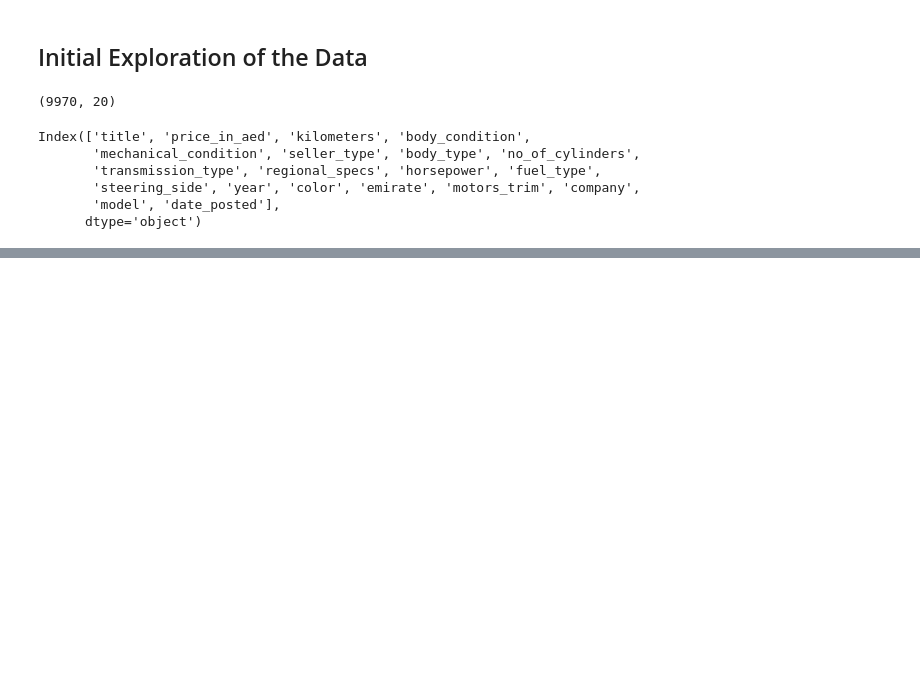
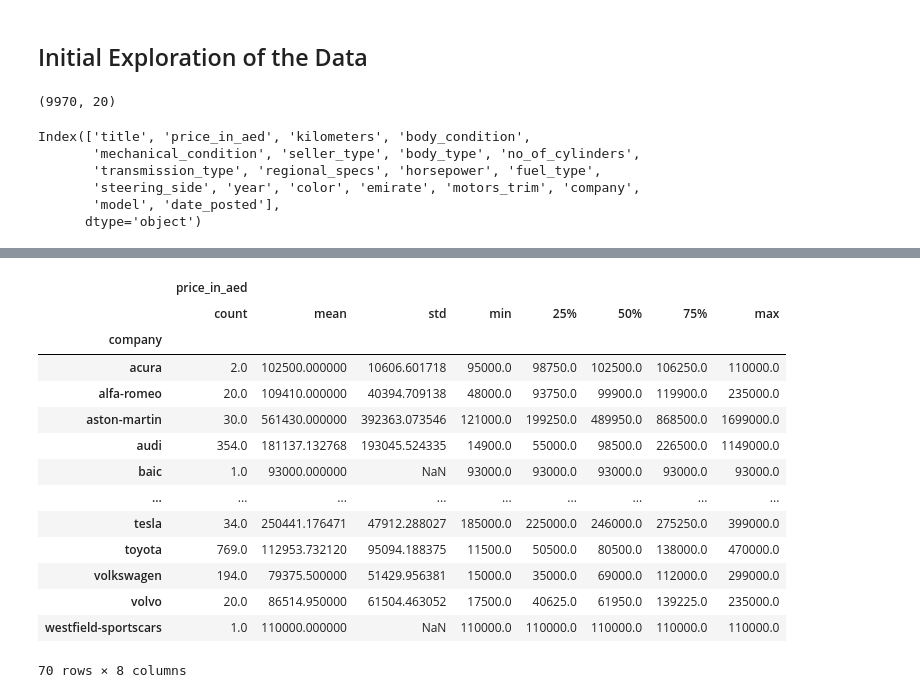
Before and after one commit to mbac19/data_science, a Jupyter notebook: kaggle/dubizzle_car_price_prediction/analysis.ipynb, the cells around one changed output, grey strips where cells are left out. Drawn from its saved outputs; the diff is of its cells as text; code cells hidden in the pictures; blank space fills up the shorter version.

```diff
--- a/kaggle/dubizzle_car_price_prediction/analysis.ipynb
+++ b/kaggle/dubizzle_car_price_prediction/analysis.ipynb
@@ -19,7 +22,7 @@ from matplotlib import pyplot as plt
 import numpy as np
 import pandas as pd
 # %%
-data = pd.read_csv('./data.csv')
+data = pd.read_csv('./data.csv', thousands=',')
 # %% [markdown]
 ## Initial Exploration of the Data
 # %%
@@ -35,3 +38,18 @@ Index(['title', 'price_in_aed', 'kilometers', 'body_condition',
        'steering_side', 'year', 'color', 'emirate', 'motors_trim', 'company',
        'model', 'date_posted'],
       dtype='object')
+# %%
+# Seeding so that our analysis is consistent with the results we get on
+# subsequent runs of the notebook.
+
+np.random.seed(19)
+
+N = len(data)
+train_mask = np.random.rand(N) < 0.9
+train_data = data[train_mask]
+test_data = data[~train_mask]
+
+N_TRAIN = len(train_data)
+N_TEST = len(test_data)
+
+f'Training Data: {N_TRAIN}, Test Data: {N_TEST}'
@@ -37,0 +67,18 @@ Index(['title', 'price_in_aed', 'kilometers', 'body_condition',
+# %%
+train_data[['company', 'price_in_aed']].groupby('company').describe()
+# %% [output]
+|  | price_in_aed |  |  |  |  |  |  |  |
+|  | count | mean | std | min | 25% | 50% | 75% | max |
+| company |  |  |  |  |  |  |  |  |
+| acura | 2.0 | 102500.000000 | 10606.601718 | 95000.0 | 98750.0 | 102500.0 | 106250.0 | 110000.0 |
+| alfa-romeo | 20.0 | 109410.000000 | 40394.709138 | 48000.0 | 93750.0 | 99900.0 | 119900.0 | 235000.0 |
+| aston-martin | 30.0 | 561430.000000 | 392363.073546 | 121000.0 | 199250.0 | 489950.0 | 868500.0 | 1699000.0 |
+| audi | 354.0 | 181137.132768 | 193045.524335 | 14900.0 | 55000.0 | 98500.0 | 226500.0 | 1149000.0 |
+| baic | 1.0 | 93000.000000 | NaN | 93000.0 | 93000.0 | 93000.0 | 93000.0 | 93000.0 |
+| ... | ... | ... | ... | ... | ... | ... | ... | ... |
+| tesla | 34.0 | 250441.176471 | 47912.288027 | 185000.0 | 225000.0 | 246000.0 | 275250.0 | 399000.0 |
+| toyota | 769.0 | 112953.732120 | 95094.188375 | 11500.0 | 50500.0 | 80500.0 | 138000.0 | 470000.0 |
+| volkswagen | 194.0 | 79375.500000 | 51429.956381 | 15000.0 | 35000.0 | 69000.0 | 112000.0 | 299000.0 |
+| volvo | 20.0 | 86514.950000 | 61504.463052 | 17500.0 | 40625.0 | 61950.0 | 139225.0 | 235000.0 |
+| westfield-sportscars | 1.0 | 110000.000000 | NaN | 110000.0 | 110000.0 | 110000.0 | 110000.0 | 110000.0 |
+70 rows × 8 columns
```
Also changed, not shown: parts of 3 cells of this notebook, 1 other file.
